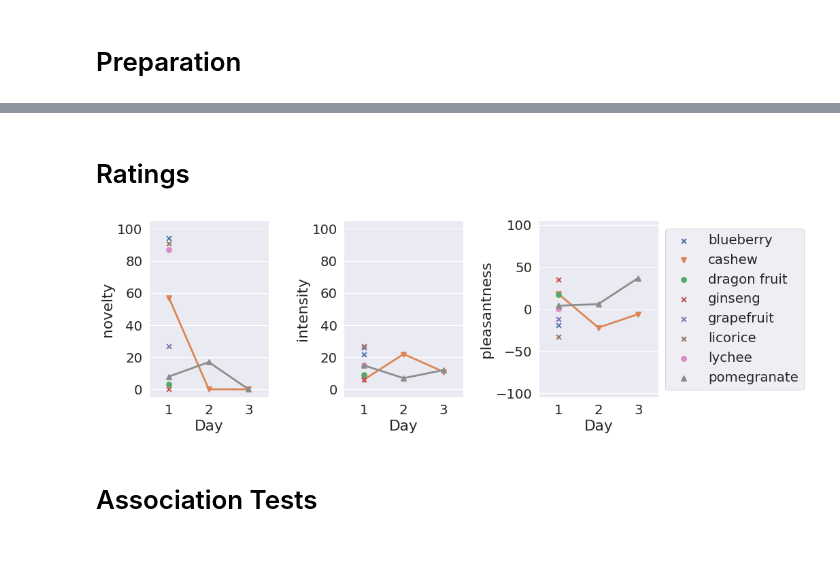
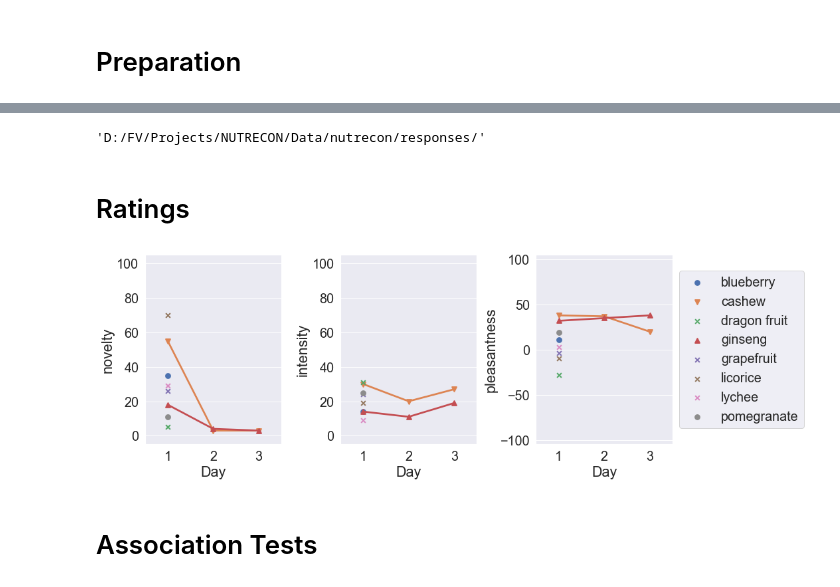
Before and after one commit to ffviana/nutreconDrive, a Jupyter notebook: 3. Analysis/subjectAnalysis.ipynb, the cells around one changed output, grey strips where cells are left out. Cells and saved outputs as stored; diff of their text form; code cells hidden in the pictures; blank space fills up the shorter version.

Commit message:
path correction

```diff
--- a/3. Analysis/subjectAnalysis.ipynb
+++ b/3. Analysis/subjectAnalysis.ipynb
@@ -95,10 +93,11 @@ ModuleNotFoundError: No module named 'google'
+# %%
+responses_dataPath
+# %% [output]
+'D:/FV/Projects/NUTRECON/Data/nutrecon/responses/'
 # %% [markdown]
 # Ratings
 # %%
-from glob import glob
 
-ratings_id = '_rating'
-orders_id = '_presOrder'
 
 ratings_paths = glob('{}{}*{}*'.format(responses_dataPath, subject_code, ratings_id))
 
@@ -110,34 +109,34 @@ for ratings_path in ratings_paths:
   order_path = glob('{}_{}{}*'.format(fpath.replace('responses', 'sequences'), day, orders_id))[0]
   dayOrder_df = pd.read_json(order_path).T
   dayOrder_df['Trial'] = np.arange(len(dayOrder_df)) + 1
   dayRating_df = dayRating_df.merge(dayOrder_df[[flavorName_colName, flavorID_colName, 'Trial']], left_on = 'Trial', right_on = 'Trial')
   if ratings_path == ratings_paths[0]:
     ratings_df = dayRating_df
   else:
     ratings_df = pd.concat([ratings_df, dayRating_df])
 
 sns.set_theme(font_scale = 1.8)
 fig, ax = plt.subplots(ncols = 3, figsize = [15,5])
 
 sns.pointplot(data = ratings_df, x = 'Day', y = novelty_colName, hue = flavorName_colName, hue_order = list(flavorCodes.keys()),
               markers = marker_order, scale=marker_scale, order = [1,2,3], ax = ax[0], legend = False)
 ax[0].set_ylim([-5,105]);
 ax[0].get_legend().remove();
 
 sns.pointplot(data = ratings_df, x = 'Day', y = intensity_colName, hue = flavorName_colName, hue_order = list(flavorCodes.keys()),
               markers = marker_order, scale=marker_scale, order = [1,2,3], ax = ax[1])
 ax[1].set_ylim([-5,105]);
 ax[1].get_legend().remove();
 
 sns.pointplot(data = ratings_df, x = 'Day', y = pleasanteness_colName, hue = flavorName_colName, hue_order = list(flavorCodes.keys()),
               markers = marker_order, scale=marker_scale, order = [1,2,3], ax = ax[2])
 ax[2].set_ylim([-105,105]);
 ax[2].legend(loc='center left', bbox_to_anchor=(1, 0.5))
 plt.tight_layout()
 
 fig.savefig('ratings.png')
 # %% [output]
-[figure, old version]
+[figure, new version]
 # %% [markdown]
 # Association Tests
 # %%
```
Also changed, not shown: parts of 13 cells of this notebook, 5 other files.
